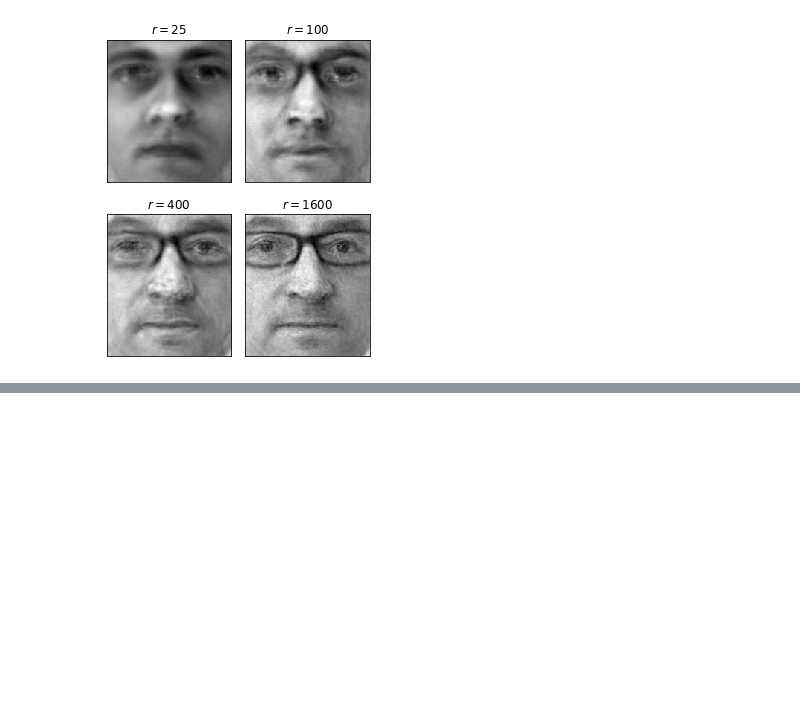
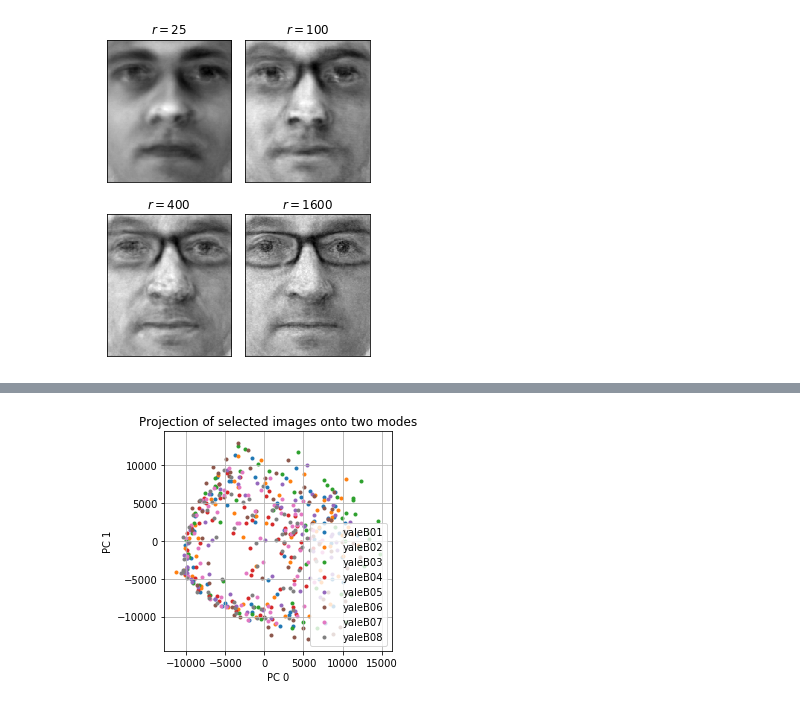
Before and after one commit to billtubbs/mech-575, a Jupyter notebook: Chapter-1-eigenfaces-example.ipynb, the cells around one changed output, grey strips where cells are left out. Cells and saved outputs as stored; diff of their text form; code cells hidden in the pictures; blank space fills up the shorter version.

```diff
--- a/Chapter-1-eigenfaces-example.ipynb
+++ b/Chapter-1-eigenfaces-example.ipynb
@@ -447,0 +530,34 @@ Reconstructing with r = 1600...
+# %%
+# Select by person IDs
+persons = ['yaleB01', 'yaleB02', 'yaleB03', 'yaleB04', 'yaleB05',
+           'yaleB06', 'yaleB07', 'yaleB08']
+selected_images = {person: x_train[:, image_index_train[person]]
+                   for person in persons}
+
+# Subtract average face
+images_avg_sub = {name: selected_images[name] - avg_face.reshape(-1,1)
+                        for name in persons}
+
+# Select PCA modes to project onto
+pca_modes = [0, 1]
+
+pca_coords = {name: U[:, pca_modes].T.dot(images_avg_sub[name])
+              for name in persons}
+
+fig, ax = plt.subplots(figsize=(4.5, 4))
+for name in persons:
+    ax.scatter(pca_coords[name][0,:], pca_coords[name][1,:],
+               label=name, marker='.')
+
+ax.set_xlabel(f"PC {pca_modes[0]}")
+ax.set_ylabel(f"PC {pca_modes[1]}")
+ax.set_title('Projection of selected images onto two modes')
+ax.grid()
+ax.legend()
+plt.tight_layout()
+filename = 'pca_face_projection.pdf'
+filepath = os.path.join(plot_dir, filename)
+plt.savefig(filepath)
+plt.show()
+# %% [output]
+[figure, added]
```
Also changed, not shown: parts of 31 cells of this notebook.
